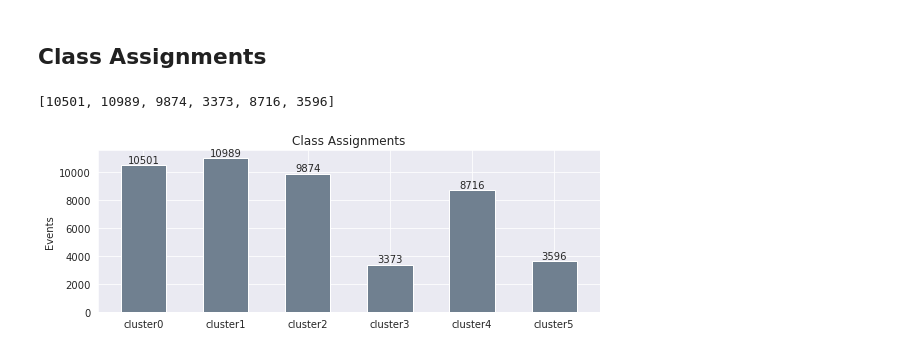
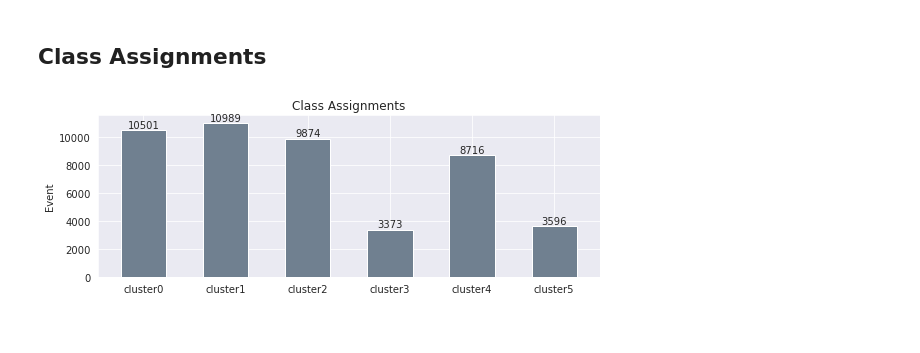
Before and after one commit to l46061044/Rockfall_DeepEmbeddedClustering, a Jupyter notebook: 02_DEC.ipynb, the cells around one changed output. Drawn from its saved outputs; the diff is of its cells as text; code cells hidden in the pictures.

```diff
--- a/02_DEC.ipynb
+++ b/02_DEC.ipynb
@@ -395,29 +340,7 @@ nmi= 0.912649835275 ari= 0.923299324555
 Purity :  0.966683751922
 # %% [markdown]
 ## Class Assignments
-# %%
-cen = int(len(reconstruction_centers))
-classes = []
-num = []
-for i in range(cen):
-    classnum=('cluster'+str(i))
-    classx = np.sum(y_pred_trans==i)
-    num.append(classx)
-    classes.append(classnum)
-print (num)
-fig, ax = plt.subplots(figsize=(8, 3))
-ax.bar(classes, num, tick_label=classes, width=0.55, color='slategray')
-ax.set_title('Class Assignments')
-#ax.set_xlabel('Class')
-ax.set_ylabel('Events')
-rect = ax.patches
-for rect, num  in zip(rect, num ):
-    height = rect.get_height()
-    ax.text(rect.get_x() + rect.get_width() / 2, height + 5, num,
-            ha='center', va='bottom')
-fig.tight_layout()
-plt.savefig(save_imagedir+"/Class Assignments.png",bbox_inches='tight', transparent=False)
-plt.show()
-# %% [output]
-[10501, 10989, 9874, 3373, 8716, 3596]
-[figure, removed]
+# %%
+cluster_assignments(y_pred_trans,n_clusters)
+# %% [output]
+[figure, added]
```
Also changed, not shown: parts of 7 cells of this notebook, 9 other files.
